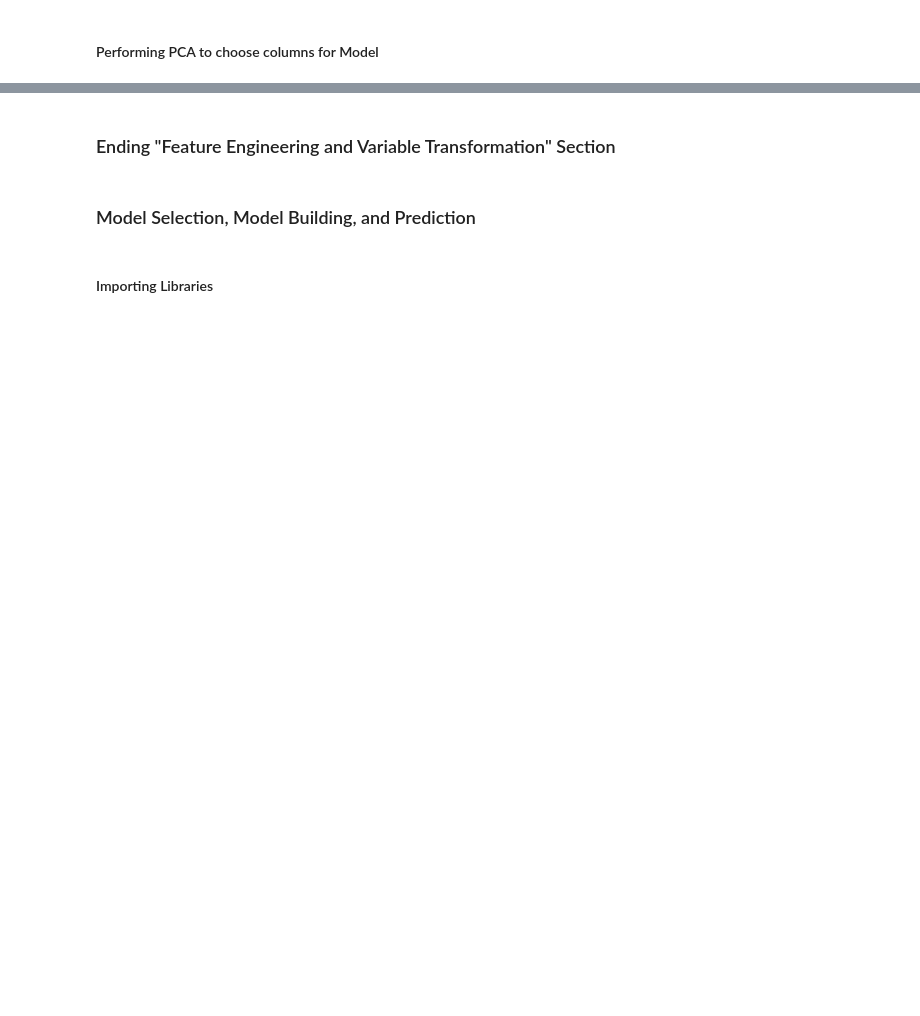
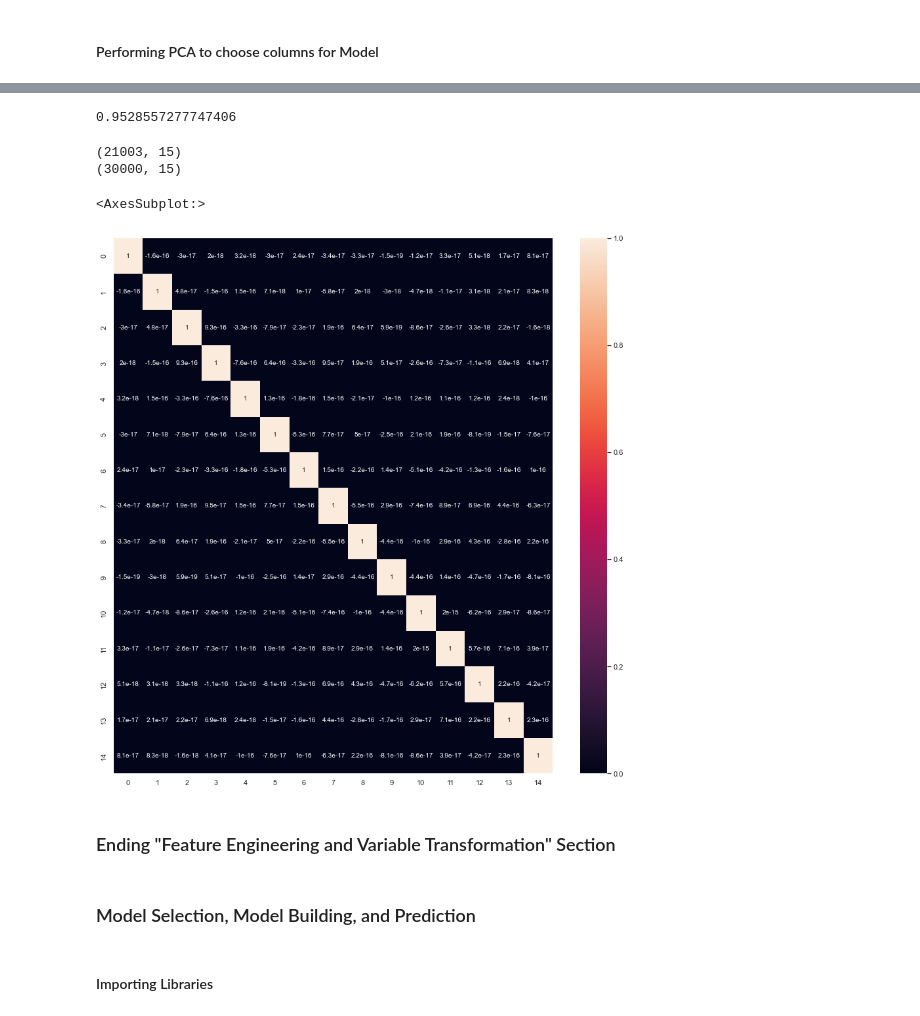
Before and after one commit to simplyshravan/Telecom-Churn-Case-Study, a Jupyter notebook: Telecom Churn.ipynb, the cells around one changed output, grey strips where cells are left out. Cells and saved outputs as stored; diff of their text form; code cells hidden in the pictures; blank space fills up the shorter version.

```diff
--- a/Telecom Churn.ipynb
+++ b/Telecom Churn.ipynb
@@ -602,0 +606,2 @@ df.shape
+# %%
+df.drop(columns=['tenure_range'],inplace=True)
@@ -703,0 +673,4 @@ AttributeError: 'numpy.ndarray' object has no attribute 'columns'
+# %%
+pca = PCA(random_state=100)
+# apply PCA on train data
+pca.fit(X)
@@ -704,9 +719,32 @@ AttributeError: 'numpy.ndarray' object has no attribute 'columns'
+# %%
+variance_cum = np.cumsum(pca.explained_variance_ratio_)
+variance_cum[15]
+# %% [output]
+0.9528557277747406
+# %%
+pca2 = PCA(n_components=15,random_state=100)
+X_train_pca = pca2.fit_transform(X)
+X_test_pca = pca2.transform(df_test)
+# %%
+print(X_train_pca.shape)
+print(X_test_pca.shape)
+# %% [output]
+(21003, 15)
+(30000, 15)
+# %%
+corrmat = np.corrcoef(X_train_pca.transpose())
+# %%
+plt.figure(figsize=[15,15])
+sns.heatmap(corrmat, annot=True)
+# %% [output]
+<AxesSubplot:>
+[figure, added]
 # %% [markdown]
 ### Ending "Feature Engineering and Variable Transformation" Section
-# %% [markdown]
-### Model Selection, Model Building, and Prediction
-# %% [markdown]
-#### Importing Libraries
+# %% [markdown]
+### Model Selection, Model Building, and Prediction
+# %% [markdown]
+#### Importing Libraries
 # %%
 from sklearn.ensemble import RandomForestClassifier
 from sklearn import metrics
```
Also changed, not shown: parts of 74 cells of this notebook.
